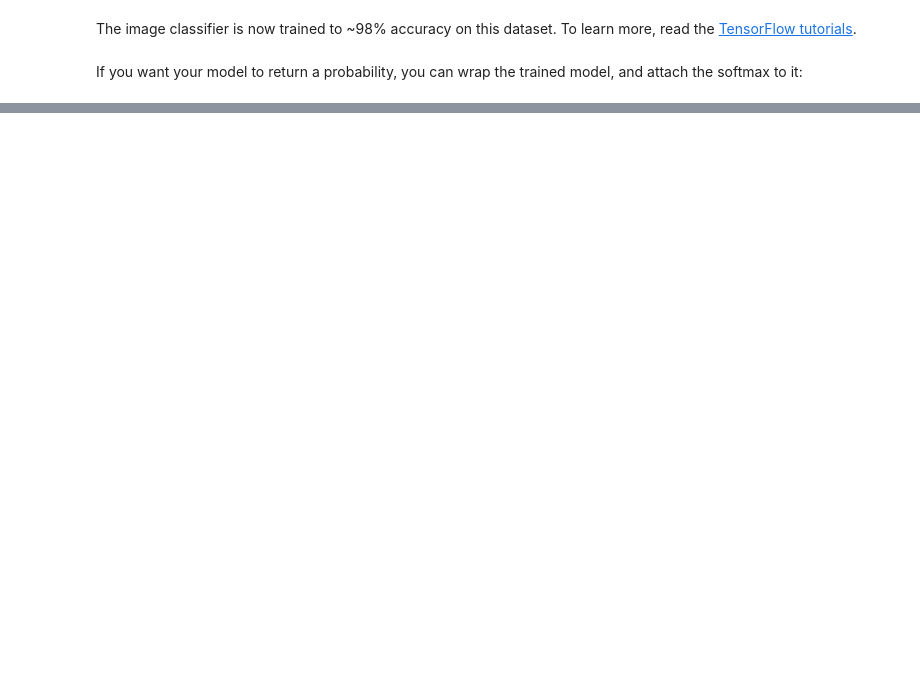
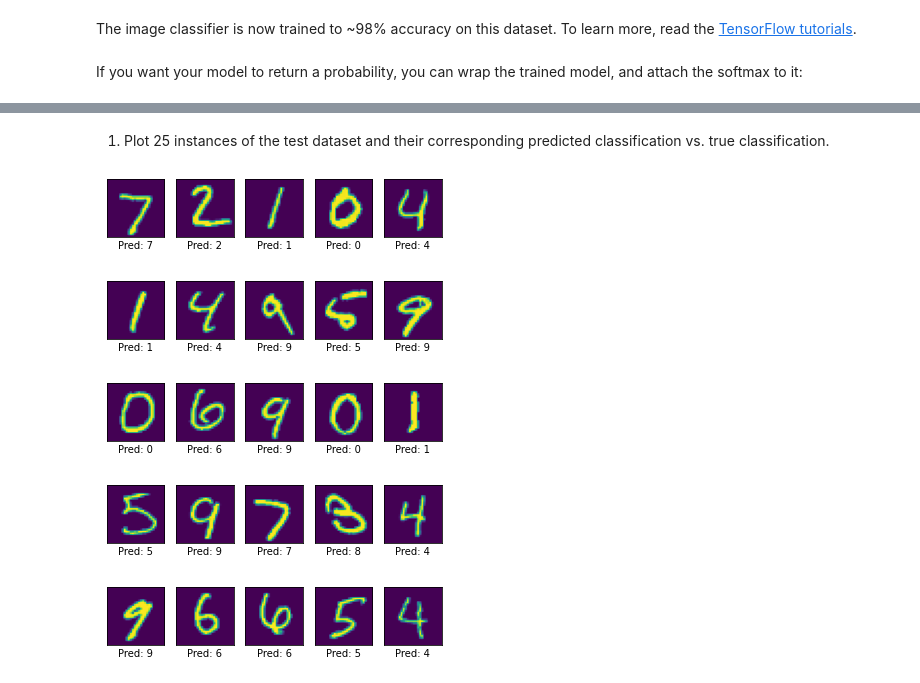
Before and after one commit to e3-/RESERVE-Public, a Jupyter notebook: hello_world.ipynb, the cells around one changed output, grey strips where cells are left out. Cells and saved outputs as stored; diff of their text form; code cells hidden in the pictures; blank space fills up the shorter version.

```diff
--- a/hello_world.ipynb
+++ b/hello_world.ipynb
@@ -118,0 +183,19 @@ probability_model(x_test[:5])
+# %% [markdown]
+1. Plot 25 instances of the test dataset and their corresponding predicted classification vs. true classification.
+# %%
+N = 5
+for k in range(5):
+    fig, axarr = plt.subplots(1,N)
+    for i,ax in enumerate(axarr):
+        ax.imshow(x_test[k*N + i])
+        ax.xaxis.set_ticks([])
+        ax.yaxis.set_ticks([])
+        true_class = y_test[k*N + i]
+        predicted_class = np.argmax(model.predict(np.array([x_test[k*N + i]])))
+        ax.xaxis.set_label_text('Pred: {}'.format(predicted_class))
+# %% [output]
+[figure, added]
+[figure, added]
+[figure, added]
+[figure, added]
+[figure, added]
```
Also changed, not shown: parts of 13 cells of this notebook.
